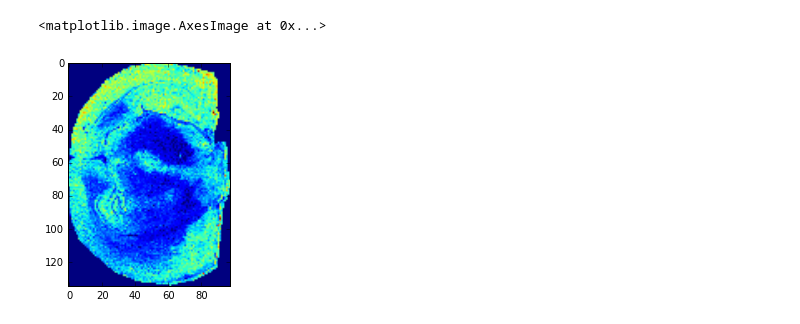
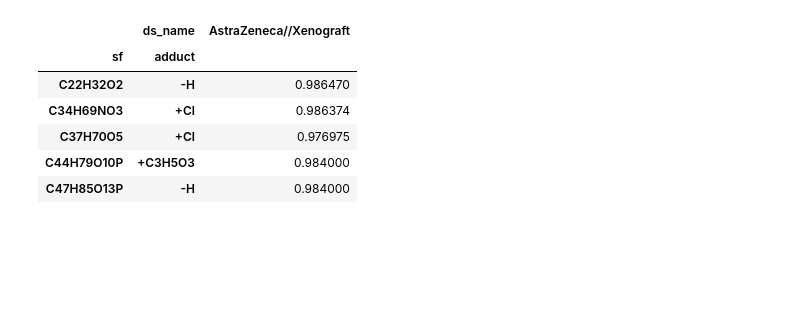
Before and after one commit to metaspace2020/metaspace, a Jupyter notebook: metaspace/python-client/example/iso_img_retrieval.ipynb, the cells around one changed output. Saved outputs shown, nothing was run; the diff lists cells and outputs as text; code cells hidden in the pictures; blank space fills up the shorter version.

```diff
--- a/metaspace/python-client/example/iso_img_retrieval.ipynb
+++ b/metaspace/python-client/example/iso_img_retrieval.ipynb
@@ -37,5 +18,0 @@ plt.imshow(images_list[0])
-# %%
-plt.imshow(images_list[3])
-# %% [output]
-<matplotlib.image.AxesImage at 0x...>
-[figure, removed]
@@ -43,0 +19,12 @@ iso_images_df.to_pickle('/tmp/iso_images_df.pkl')
+# %%
+d = sm.dataset(ds_name)
+results = sm.msm_scores([d], d.annotations()[:limit]).T
+results
+# %% [output]
+|  | ds_name | AstraZeneca//Xenograft |
+| sf | adduct |  |
+| C22H32O2 | -H | 0.986470 |
+| C34H69NO3 | +Cl | 0.986374 |
+| C37H70O5 | +Cl | 0.976975 |
+| C44H79O10P | +C3H5O3 | 0.984000 |
+| C47H85O13P | -H | 0.984000 |
```
Also changed, not shown: parts of 8 cells of this notebook.
